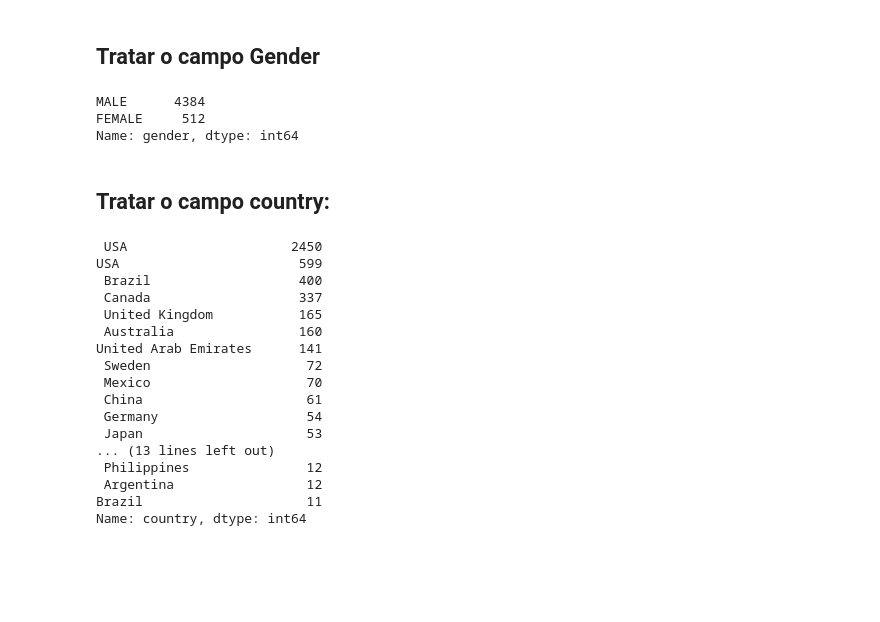
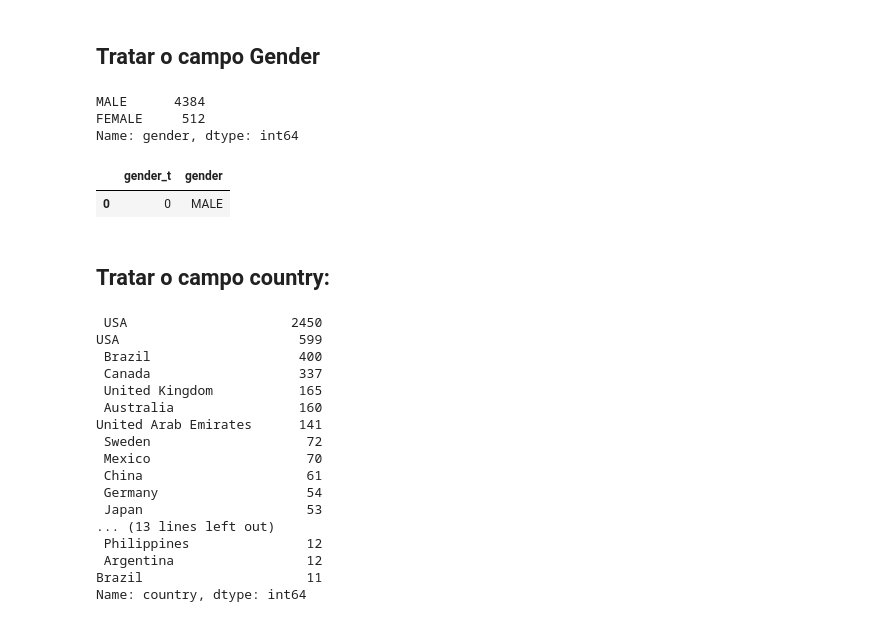
Before and after one commit to OseiasBeu/fight_project, a Jupyter notebook: ufc_project.ipynb, the cells around one changed output. Saved outputs shown, nothing was run; the diff lists cells and outputs as text; code cells hidden in the pictures; blank space fills up the shorter version.

```diff
--- a/ufc_project.ipynb
+++ b/ufc_project.ipynb
@@ -138,6 +186,17 @@ ufc_df_o.gender.value_counts()
 MALE      4384
 FEMALE     512
 Name: gender, dtype: int64
+# %%
+de_para_Gender = {
+    'MALE': 0,
+    'FEMALE': 1
+}
+
+ufc_df_o['gender_t'] = ufc_df_o.gender.map(de_para_Gender)
+ufc_df_o[['gender_t','gender']].head(1)
+# %% [output]
+|  | gender_t | gender |
+| 0 | 0 | MALE |
 # %% [markdown]
 ## Tratar o campo country:
 # %%
```
Also changed, not shown: parts of 25 cells of this notebook.
